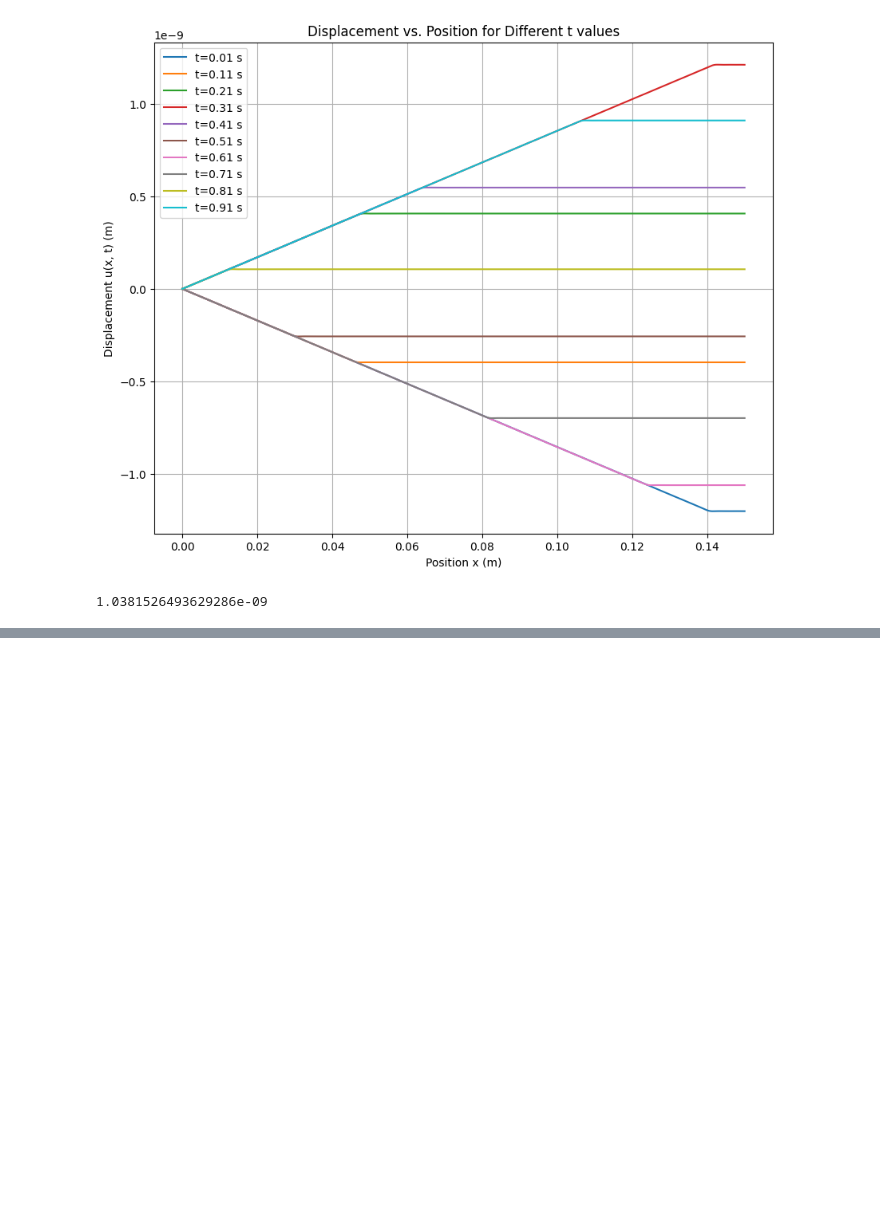
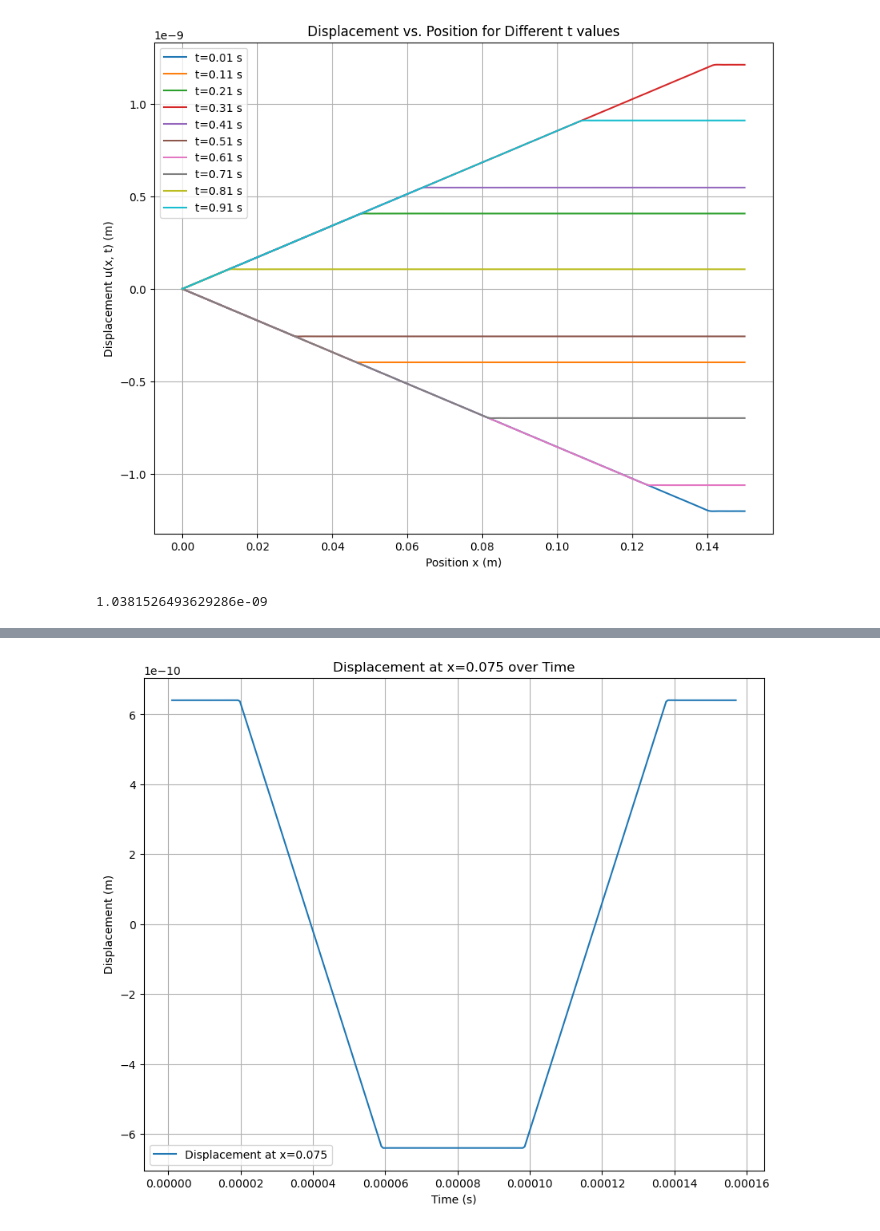
Before and after one commit to NTU-CAE-David/finite_element_method, a Jupyter notebook: HW/HW05/HW05-3/HW05_3.ipynb, the cells around one changed output, grey strips where cells are left out. Drawn from its saved outputs; the diff is of its cells as text; code cells hidden in the pictures; blank space fills up the shorter version.

```diff
--- a/HW/HW05/HW05-3/HW05_3.ipynb
+++ b/HW/HW05/HW05-3/HW05_3.ipynb
@@ -69,0 +111,51 @@ max(displacements)
+# %%
+import numpy as np
+import matplotlib.pyplot as plt
+
+# Constants and parameters
+F0 = 1  # N
+E_copper = 130e9  # Young's modulus in Pa
+rho_copper = 8.96e3  # Density in kg/m^3
+L = 0.15  # Length in meters
+A = 0.03 * 0.03  # Cross-sectional area
+c = np.sqrt(E_copper / rho_copper)  # Wave speed
+
+# Define the initial displacement function u_0(x)
+def u_0(x):
+    return (F0 * x) / (E_copper * A)
+
+# Calculate Cn coefficients
+def calculate_Cn(n):
+    integrand = lambda x: u_0(x) * np.sin((2 * n + 1) * np.pi * x / (2 * L))
+    integral = np.round(np.trapz(integrand(np.linspace(0, L, 1000)), dx=L / 1000), decimals=16)
+    return 2 * integral / L
+
+# Calculate displacement u(x, t)
+def calculate_displacement(x, t, num_terms=1000):
+    displacement = 0.0
+    for n in range(num_terms):
+        Cn = calculate_Cn(n)
+        term = Cn * np.sin((2 * n + 1) * np.pi * x / (2 * L)) * np.cos((2 * n + 1) * np.pi * c * t / (2 * L))
+        displacement += term
+    return displacement
+
+t_values = np.linspace(1e-6, 1.57e-4, 300)
+x_value = L/2  # 在 x = L 位置
+
+displacements = [calculate_displacement(x_value, t, 100) for t in t_values]
+
+# Plotting for each t_value
+plt.figure(figsize=(10, 8))
+plt.plot(t_values, displacements, label=f'Displacement at x={x_value}')
+# for t_value in t_values:
+#     displacements = [calculate_displacement(x, t_value, 100) for x in x_values]
+#     plt.plot(x_values, displacements, label=f"t={t_value:.2f} s")
+
+plt.xlabel('Time (s)')
+plt.ylabel('Displacement (m)')
+plt.title(f'Displacement at x={x_value} over Time')
+plt.legend()
+plt.grid(True)
+plt.show()
+# %% [output]
+[figure, added]
```
Also changed, not shown: parts of 3 cells of this notebook, 14 other files.
